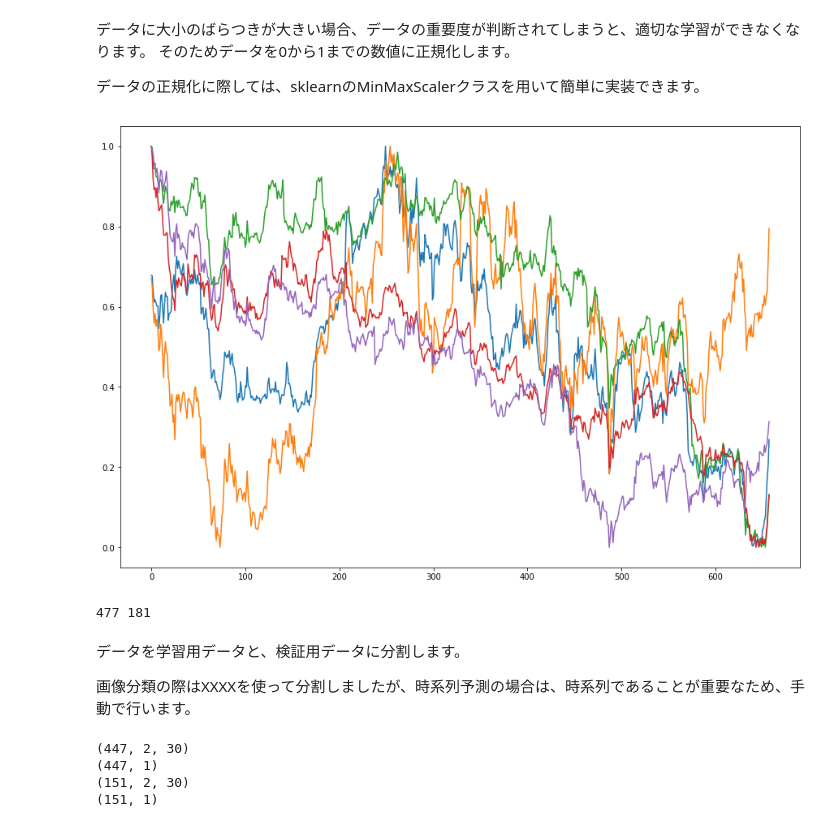
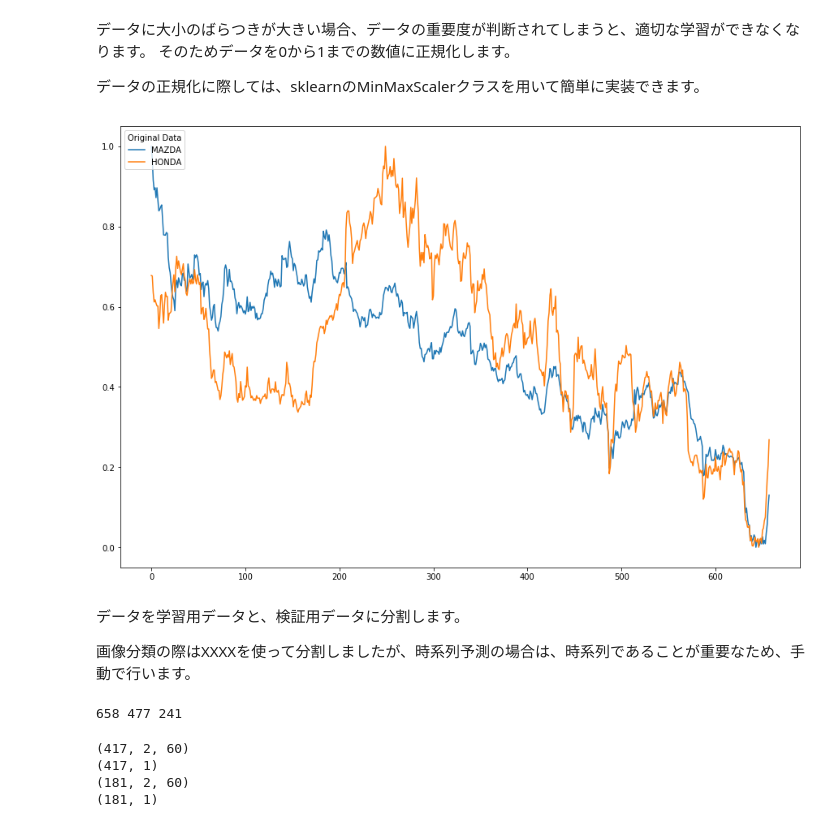
Before and after one commit to scpepper69/ml-learning-materials, a Jupyter notebook: TensorFlow_Keras_LSTM_01_draft.ipynb, the cells around one changed output. Drawn from its saved outputs; the diff is of its cells as text; code cells hidden in the pictures.

```diff
--- a/TensorFlow_Keras_LSTM_01_draft.ipynb
+++ b/TensorFlow_Keras_LSTM_01_draft.ipynb
@@ -86,16 +89,18 @@ tf_graph_util.py.1  100%[===================>]  19.12K  --.-KB/s    in 0.01s
 # 予測対象のサンプルデータを取得
 !wget https://raw.githubusercontent.com/scpepper69/ml-learning-materials/master/sample/stock_auto_data.csv
 
-dataframe = pandas.read_csv('./stock_auto_data.csv', usecols=[1,2,3,4,5], engine='python', skipfooter=0).iloc[:,[3,1,0,2,4]]
-#dataframe = pandas.read_csv('./stock_auto_data.csv', usecols=[3,5], engine='python', skipfooter=0)
-#dataframe = pandas.read_csv('./stock_auto_data.csv', usecols=[2], engine='python', skipfooter=0)
+#legend_list = ["MAZDA","TOYOTA","NISSAN","HONDA","SUBARU"]
+legend_list = ["MAZDA","HONDA"]
+
+
+#dataframe = pandas.read_csv('./stock_auto_data.csv', usecols=[1,2,3,4,5], engine='python', skipfooter=0).iloc[:,[2,1,0,3,4]]
+dataframe = pandas.read_csv('./stock_auto_data.csv', usecols=[3,4], engine='python', skipfooter=0)
+#dataframe = pandas.read_csv('./stock_auto_data.csv', usecols=[3], engine='python', skipfooter=0)
 print(dataframe.head())
 
 plt.figure(figsize=(15, 10))
 p1 = plt.plot(dataframe)
-l1 = plt.legend(p1,["Original Data: MAZDA","Original Data: TOYOTA","Original Data: NISSAN","Original Data: HONDA","Original Data: SUBARU"],loc='upper left')
-#l1 = plt.legend(p1,["Original Data: MAZDA","Original Data: SUBARU"],loc='upper left')
-#l1 = plt.legend(p1,["Original Data: TOYOTA"],loc='upper left')
+l1 = plt.legend(p1,legend_list, loc='upper left', title='Original Data')
 
 plt.show()
 # %% [output]
@@ -125,28 +130,30 @@ stock_auto_data.csv 100%[===================>]  24.05K  --.-KB/s    in 0.01s
 # %%
 dataset = dataframe.values
 dataset = dataset.astype('float32')
 
 # normalize the dataset
 scaler = MinMaxScaler(feature_range=(0, 1))
 dataset = scaler.fit_transform(dataset)
 dataset = dataset.astype('float32')
 
 plt.figure(figsize=(15, 10))
 plt.plot(dataset)
+plt.legend(p1,legend_list ,loc='upper left', title='Original Data')
 plt.show()
 # %% [output]
-[figure, old version]
+[figure, new version]
-477 181
 # %% [markdown]
 データを学習用データと、検証用データに分割します。
 
 画像分類の際はXXXXを使って分割しましたが、時系列予測の場合は、時系列であることが重要なため、手動で行います。
 # %%
 # split into train and test sets
-train_size = int(len(dataset) -181)
-test_size = len(dataset) - train_size
-train, test = dataset[0:train_size,:], dataset[train_size:len(dataset),:]
-print(len(train), len(test))
+train_size = int(len(dataset) -val_days -1)
+#test_size = len(dataset) - train_size
+train, test = dataset[0:train_size,:], dataset[train_size-look_back:len(dataset),:]
+print(len(dataset), len(train), len(test))
+# %% [output]
+658 477 241
 # %%
 # convert an array of values into a dataset matrix
 def create_dataset(dataset, look_back=30):
@@ -186,7 +193,6 @@ def create_dataset_ex(dataset, look_back=30, target_col=0):
 
 
 # reshape into X=t and Y=t+1
-look_back = 30
 trainX, trainY = create_dataset_ex(train, look_back)
 testX, testY = create_dataset_ex(test, look_back)
 print(trainX.shape)
@@ -196,10 +202,10 @@ print(testY.shape)
 #print(testX[0])
 #print(testY)
 # %% [output]
-(447, 2, 30)
-(447, 1)
-(151, 2, 30)
-(151, 1)
+(417, 2, 60)
+(417, 1)
+(181, 2, 60)
+(181, 1)
 # %%
 # reshape input to be [samples, time steps(number of variables), features] *convert time series into column
 trainX = numpy.reshape(trainX, (trainX.shape[0], trainX.shape[1], trainX.shape[2]))
```
Also changed, not shown: parts of 10 cells of this notebook.
